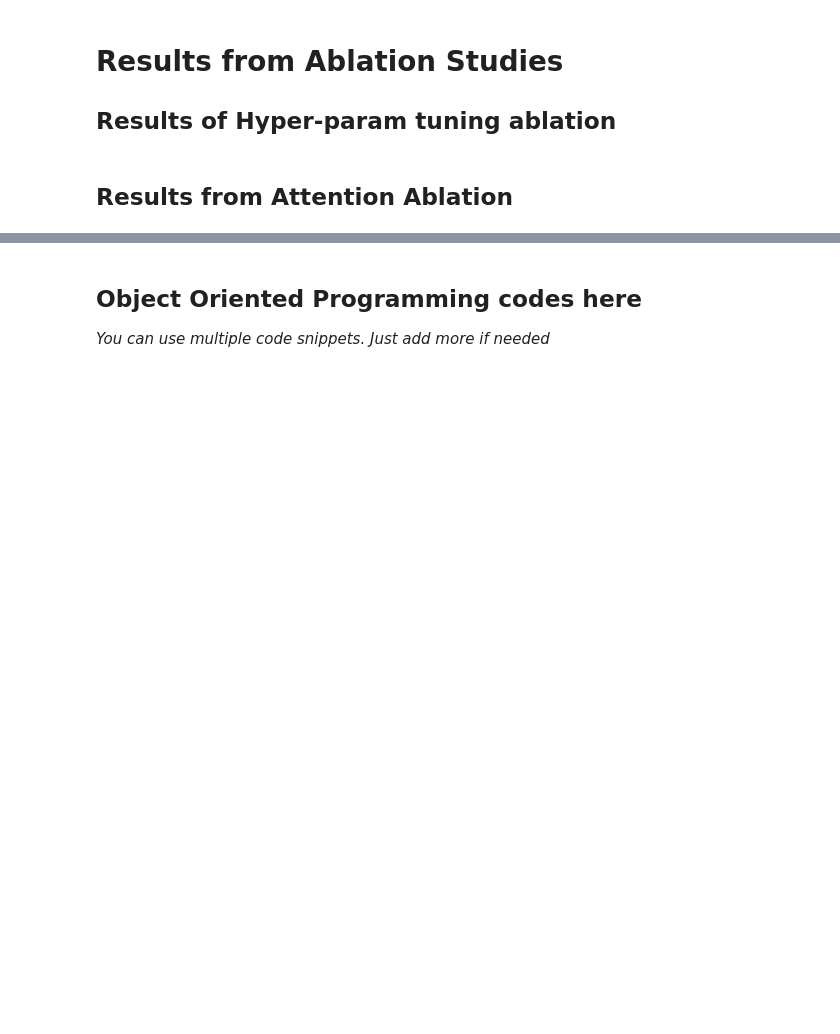
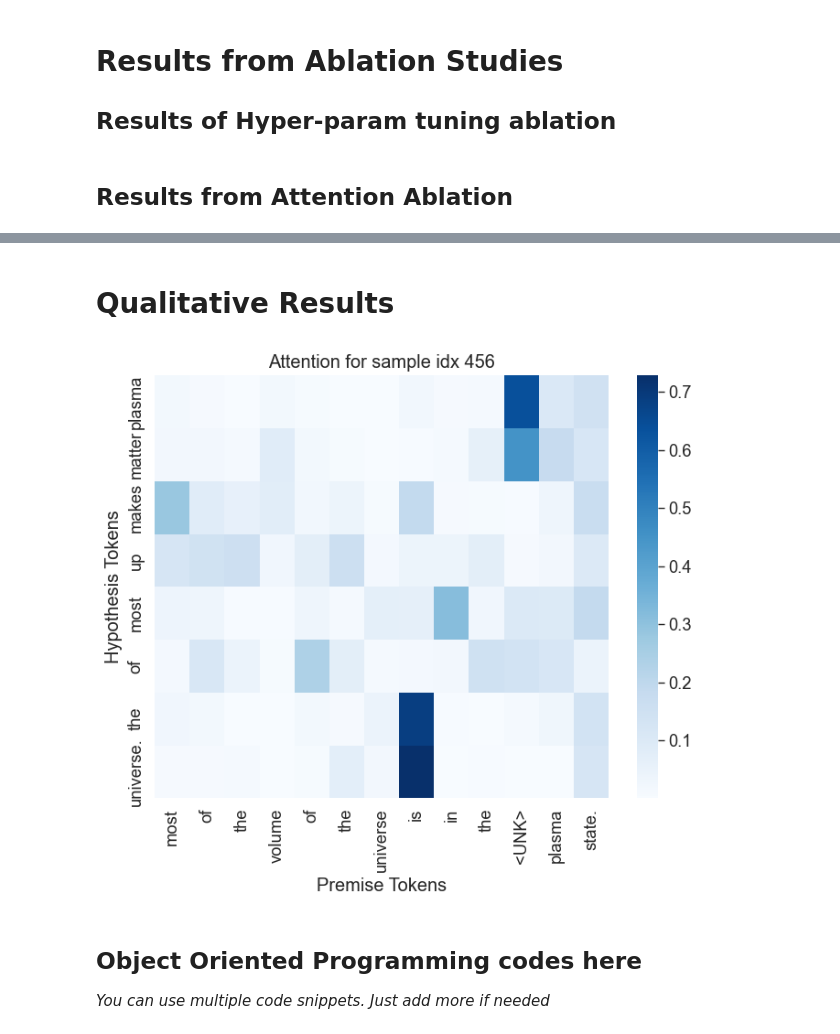
Before and after one commit to sush-utagi/NLP-Inference-Engine, a Jupyter notebook: CITS4012_19_newest_version.ipynb, the cells around one changed output, grey strips where cells are left out. Drawn from its saved outputs; the diff is of its cells as text; code cells hidden in the pictures; blank space fills up the shorter version.

```diff
--- a/CITS4012_19_newest_version.ipynb
+++ b/CITS4012_19_newest_version.ipynb
@@ -1848,3 +1851,67 @@ plot_f1_by_model(attention_ablation_results, save_path="figs/f1_by_attention_abl
+# %% [markdown]
+# Qualitative Results
+# %%
+import matplotlib.pyplot as plt
+import seaborn as sns
+import torch
+
+# Pick a model (attention-based) and set to eval
+model = base_models['attn']
+model.eval()
+
+# Pick a few random samples from test dataset
+import random
+sample_indices = random.sample(range(len(test_dataset)), 1) ### the one i added to overleaf is index 356 so replace with [356] if you want to see that specific one
+
+for idx in sample_indices:
+    sample = test_dataset[idx]
+
+    # Move tensors to device and add batch dim
+    premise = sample['premise'].unsqueeze(0).to(MY_DEVICE)        # [1, T]
+    hypothesis = sample['hypothesis'].unsqueeze(0).to(MY_DEVICE)  # [1, T]
+    premise_len = torch.tensor([sample['premise_length']], device=MY_DEVICE)
+    hypothesis_len = torch.tensor([sample['hypothesis_length']], device=MY_DEVICE)
+
+    # --- Forward pass through encoder + decoder ---
+    with torch.no_grad():
+        # Encode premise
+        enc_out, _ = model.encoder(premise, premise_len)
+        H = model.hidden_size
+        enc_out = enc_out[:, :, :H] + enc_out[:, :, H:]  # sum forward/backward
+        enc_mask = model.make_mask(premise, premise_len)
+        init_hidden = enc_out.mean(dim=1).unsqueeze(0)
+
+        # Decode hypothesis step by step and collect attention weights
+        dec_out = []
+        attention_matrix = []
+
+        embedded = model.decoder.embedding(hypothesis)
+        hidden = init_hidden
+        B, L_t, _ = embedded.size()
+        for t in range(L_t):
+            input_step = embedded[:, t, :]
+            context, attn_weights = model.decoder.attention(hidden.squeeze(0), enc_out, enc_mask)
+            rnn_input = torch.cat([input_step, context], dim=1).unsqueeze(1)
+            output, hidden = model.decoder.gru(rnn_input, hidden)
+            dec_out.append(output)
+            attention_matrix.append(attn_weights.cpu().numpy())
+
+    # Convert attention matrix to numpy (L_t, L_p)
+    attention_matrix = np.stack(attention_matrix, axis=0).squeeze(1)
+
+    # Decode tokens for plotting
+    xticks = [vocabulary.decode([t.item()])[0] for t in sample['premise']]
+    yticks = [vocabulary.decode([t.item()])[0] for t in sample['hypothesis']]
+
+    # Plot heatmap
+    plt.figure(figsize=(8, 6))
+    sns.heatmap(attention_matrix, annot=False, cmap='Blues', xticklabels=xticks, yticklabels=yticks)
+    plt.xlabel("Premise Tokens")
+    plt.ylabel("Hypothesis Tokens")
+    plt.title(f"Attention for sample idx {idx}")
+    plt.show()
+# %% [output]
+[figure, added]
 # %% [markdown]
 ## Object Oriented Programming codes here
 
```
Also changed, not shown: parts of 8 cells of this notebook, 7 other files.
